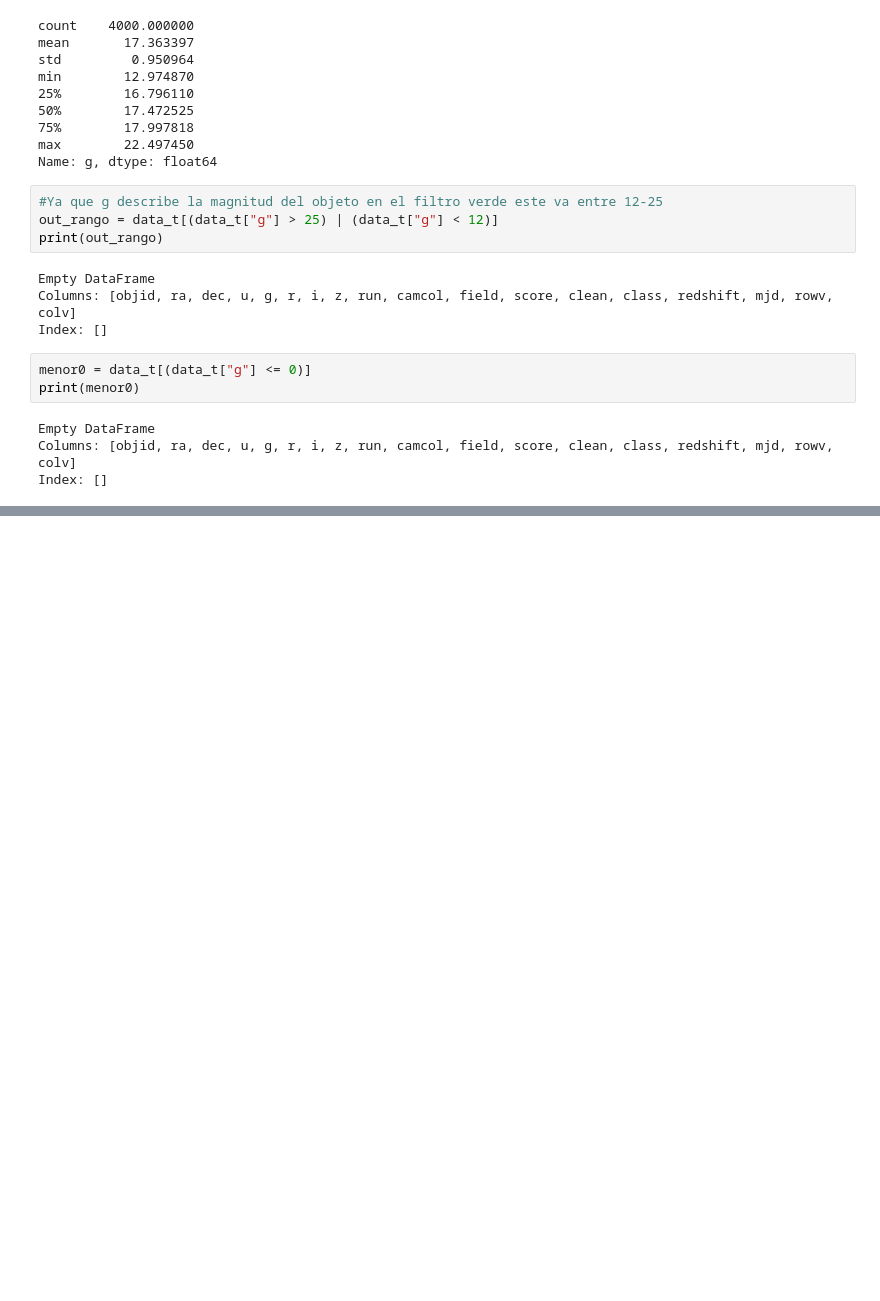
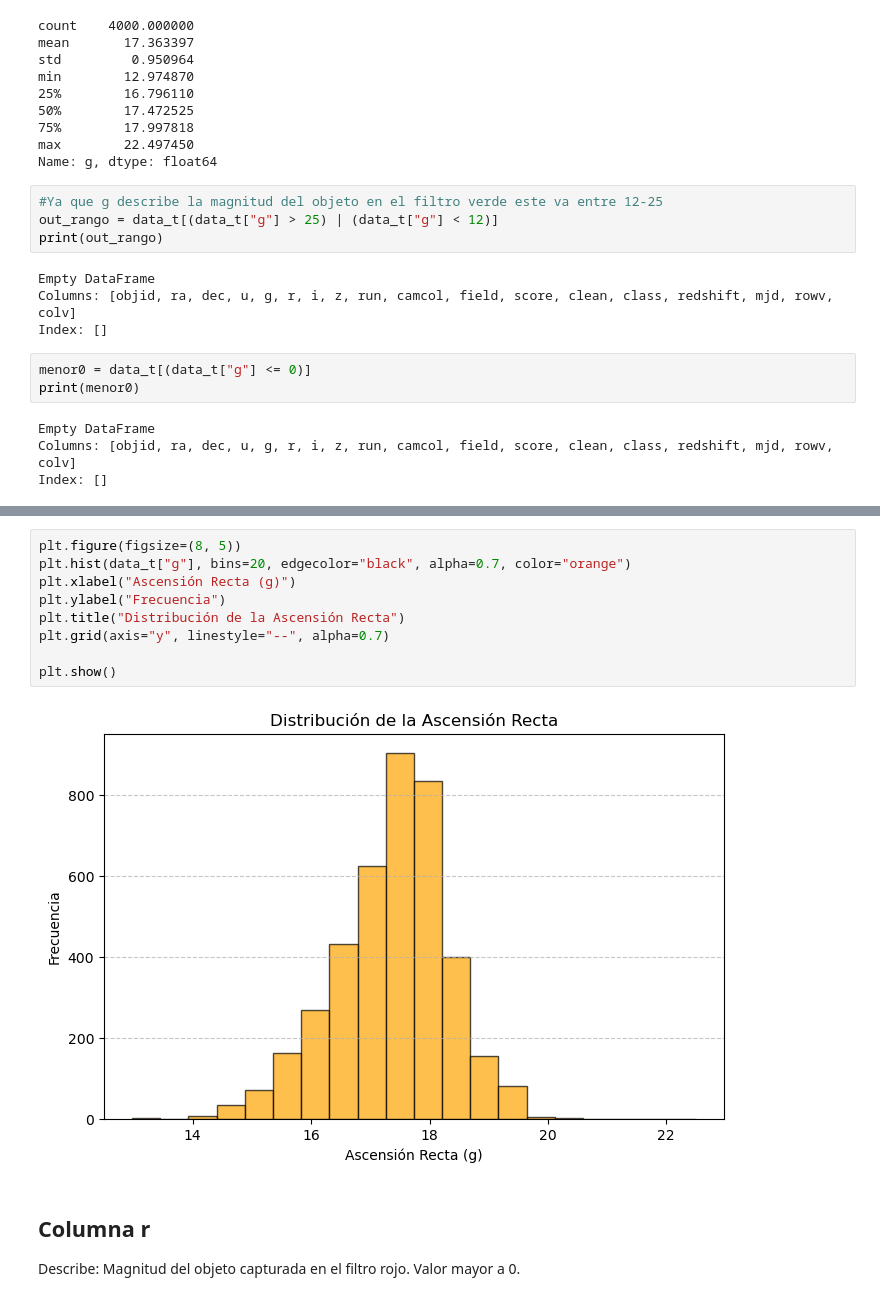
Before and after one commit to Marcosespa/Laboratorio-1-BI, a Jupyter notebook: laboratorios-master/202510/Laboratorio 1 - Regresión/lab1.ipynb, the cells around one changed output, grey strips where cells are left out. Cells and saved outputs as stored; diff of their text form; blank space fills up the shorter version.

Commit message:
Columnas creadas

```diff
--- a/laboratorios-master/202510/Laboratorio 1 - Regresión/lab1.ipynb
+++ b/laboratorios-master/202510/Laboratorio 1 - Regresión/lab1.ipynb
@@ -413,0 +435,14 @@ Index: []
+# %%
+plt.figure(figsize=(8, 5))
+plt.hist(data_t["g"], bins=20, edgecolor="black", alpha=0.7, color="orange")
+plt.xlabel("Ascensión Recta (g)")
+plt.ylabel("Frecuencia")
+plt.title("Distribución de la Ascensión Recta")
+plt.grid(axis="y", linestyle="--", alpha=0.7)
+
+plt.show()
+# %% [output]
+[figure, added]
+# %% [markdown]
+## Columna r
+Describe: Magnitud del objeto capturada en el filtro rojo. Valor mayor a 0.
```
Also changed, not shown: parts of 8 cells of this notebook.
